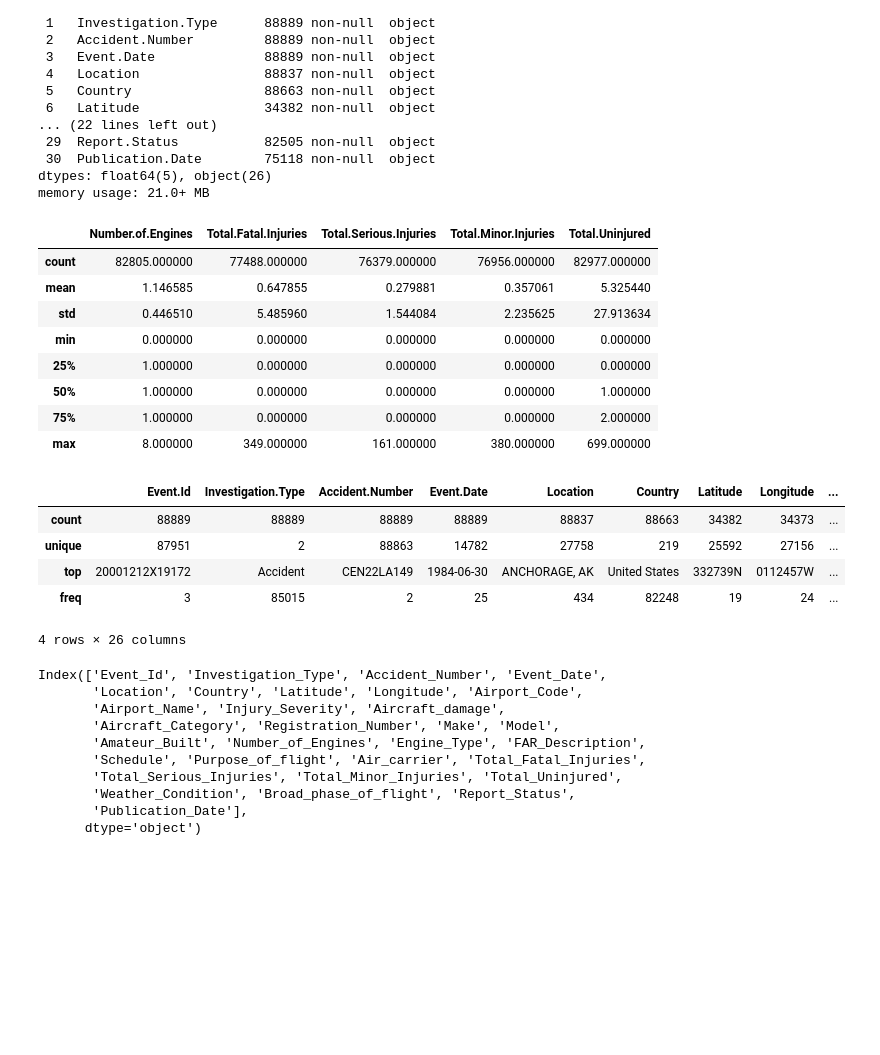
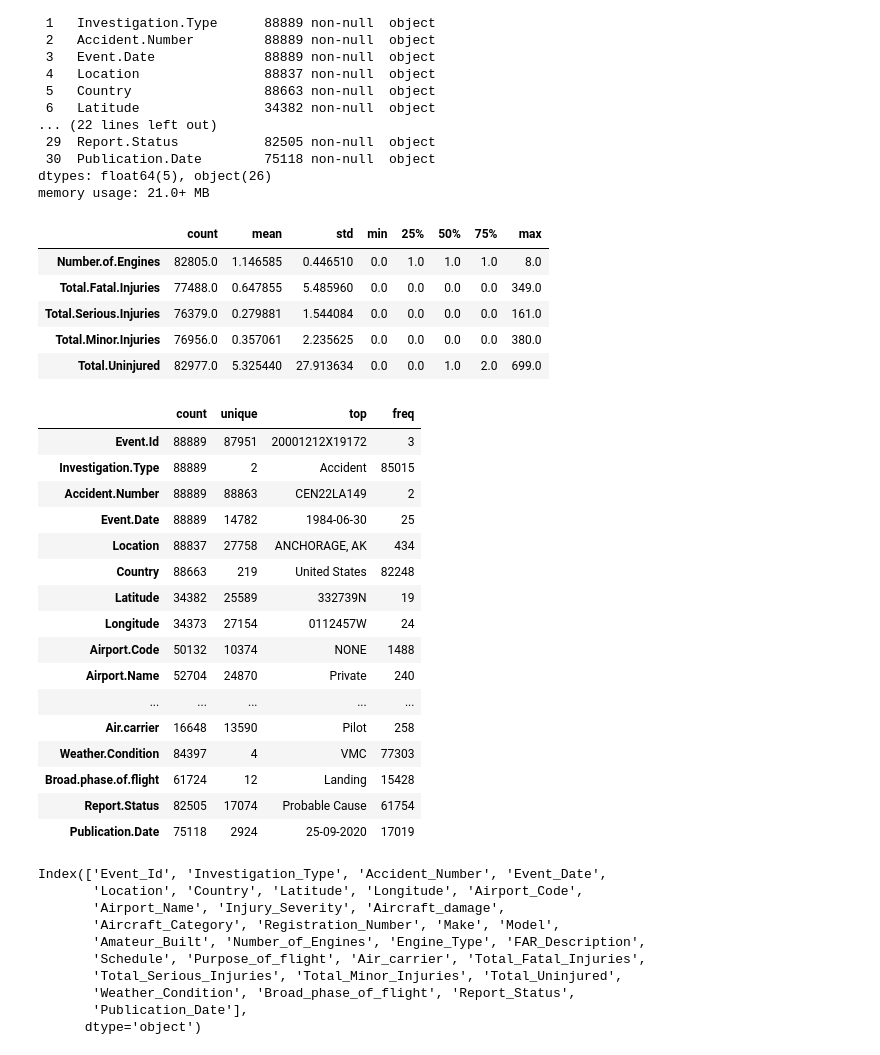
Before and after one commit to Felo-14/aircraft_safely_analysis, a Jupyter notebook: Aircraft Safety Analysis.ipynb, the cells around one changed output. Cells and saved outputs as stored; diff of their text form; code cells hidden in the pictures; blank space fills up the shorter version.

```diff
--- a/Aircraft Safety Analysis.ipynb
+++ b/Aircraft Safety Analysis.ipynb
@@ -9,8 +9,8 @@ import seaborn as sns
 
 %matplotlib inline
 # %%
-#Reading/loading the dataset
-df = pd.read_csv("data/AviationData.csv", encoding = "Latin1") #using Latin1 to laod the dataset
+#loading the dataset
+df = pd.read_csv("data/AviationData.csv", encoding = "Latin1", low_memory=False) #using Latin1 to laod the dataset
 df #viewing the dataset
 # %% [output]
 |  | Event.Id | Investigation.Type | Accident.Number | Event.Date | Location | Country | Latitude | Longitude | ... |
@@ -54,27 +54,35 @@ dtypes: float64(5), object(26)
 memory usage: 21.0+ MB
 # %%
 #checking concise descriptive statistics for numerical variables
-df.describe()
+df.describe().T
 # %% [output]
-|  | Number.of.Engines | Total.Fatal.Injuries | Total.Serious.Injuries | Total.Minor.Injuries | Total.Uninjured |
-| count | 82805.000000 | 77488.000000 | 76379.000000 | 76956.000000 | 82977.000000 |
-| mean | 1.146585 | 0.647855 | 0.279881 | 0.357061 | 5.325440 |
-| std | 0.446510 | 5.485960 | 1.544084 | 2.235625 | 27.913634 |
-| min | 0.000000 | 0.000000 | 0.000000 | 0.000000 | 0.000000 |
-| 25% | 1.000000 | 0.000000 | 0.000000 | 0.000000 | 0.000000 |
-| 50% | 1.000000 | 0.000000 | 0.000000 | 0.000000 | 1.000000 |
-| 75% | 1.000000 | 0.000000 | 0.000000 | 0.000000 | 2.000000 |
-| max | 8.000000 | 349.000000 | 161.000000 | 380.000000 | 699.000000 |
+|  | count | mean | std | min | 25% | 50% | 75% | max |
+| Number.of.Engines | 82805.0 | 1.146585 | 0.446510 | 0.0 | 1.0 | 1.0 | 1.0 | 8.0 |
+| Total.Fatal.Injuries | 77488.0 | 0.647855 | 5.485960 | 0.0 | 0.0 | 0.0 | 0.0 | 349.0 |
+| Total.Serious.Injuries | 76379.0 | 0.279881 | 1.544084 | 0.0 | 0.0 | 0.0 | 0.0 | 161.0 |
+| Total.Minor.Injuries | 76956.0 | 0.357061 | 2.235625 | 0.0 | 0.0 | 0.0 | 0.0 | 380.0 |
+| Total.Uninjured | 82977.0 | 5.325440 | 27.913634 | 0.0 | 0.0 | 1.0 | 2.0 | 699.0 |
 # %%
 #checking statistical summary for categorical variables
-df.describe(include="O")
+df.describe(include="O").T
 # %% [output]
-|  | Event.Id | Investigation.Type | Accident.Number | Event.Date | Location | Country | Latitude | Longitude | ... |
-| count | 88889 | 88889 | 88889 | 88889 | 88837 | 88663 | 34382 | 34373 | ... |
-| unique | 87951 | 2 | 88863 | 14782 | 27758 | 219 | 25592 | 27156 | ... |
-| top | 20001212X19172 | Accident | CEN22LA149 | 1984-06-30 | ANCHORAGE, AK | United States | 332739N | 0112457W | ... |
-| freq | 3 | 85015 | 2 | 25 | 434 | 82248 | 19 | 24 | ... |
+|  | count | unique | top | freq |
+| Event.Id | 88889 | 87951 | 20001212X19172 | 3 |
+| Investigation.Type | 88889 | 2 | Accident | 85015 |
+| Accident.Number | 88889 | 88863 | CEN22LA149 | 2 |
+| Event.Date | 88889 | 14782 | 1984-06-30 | 25 |
+| Location | 88837 | 27758 | ANCHORAGE, AK | 434 |
+| Country | 88663 | 219 | United States | 82248 |
+| Latitude | 34382 | 25589 | 332739N | 19 |
+| Longitude | 34373 | 27154 | 0112457W | 24 |
+| Airport.Code | 50132 | 10374 | NONE | 1488 |
+| Airport.Name | 52704 | 24870 | Private | 240 |
+| ... | ... | ... | ... | ... |
+| Air.carrier | 16648 | 13590 | Pilot | 258 |
+| Weather.Condition | 84397 | 4 | VMC | 77303 |
+| Broad.phase.of.flight | 61724 | 12 | Landing | 15428 |
+| Report.Status | 82505 | 17074 | Probable Cause | 61754 |
+| Publication.Date | 75118 | 2924 | 25-09-2020 | 17019 |
-4 rows × 26 columns
 # %%
 #replacing the dots in columns to underscores
 df.columns = df.columns.str.replace(".", "_")
```
Also changed, not shown: parts of 17 cells of this notebook.
